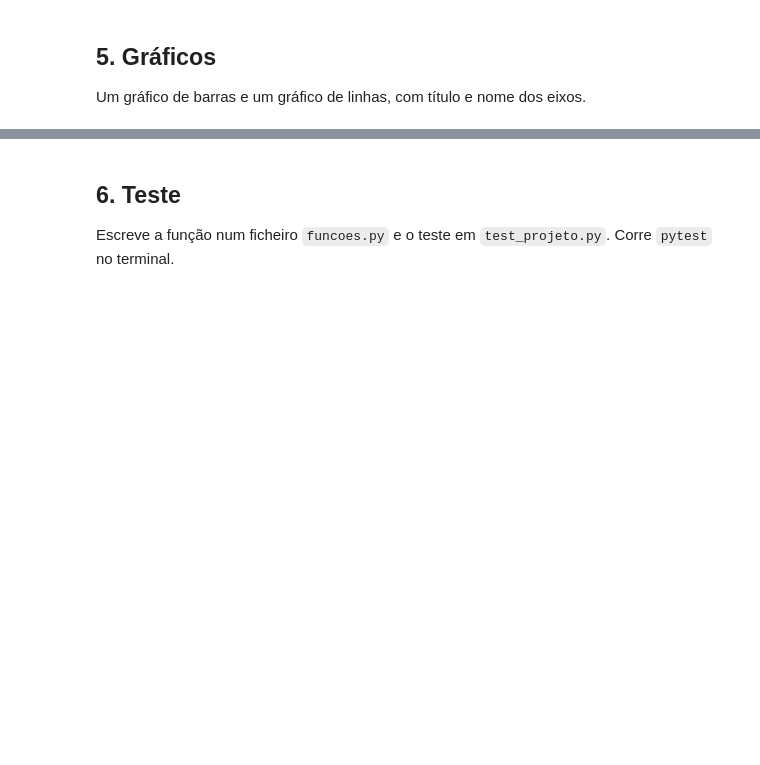
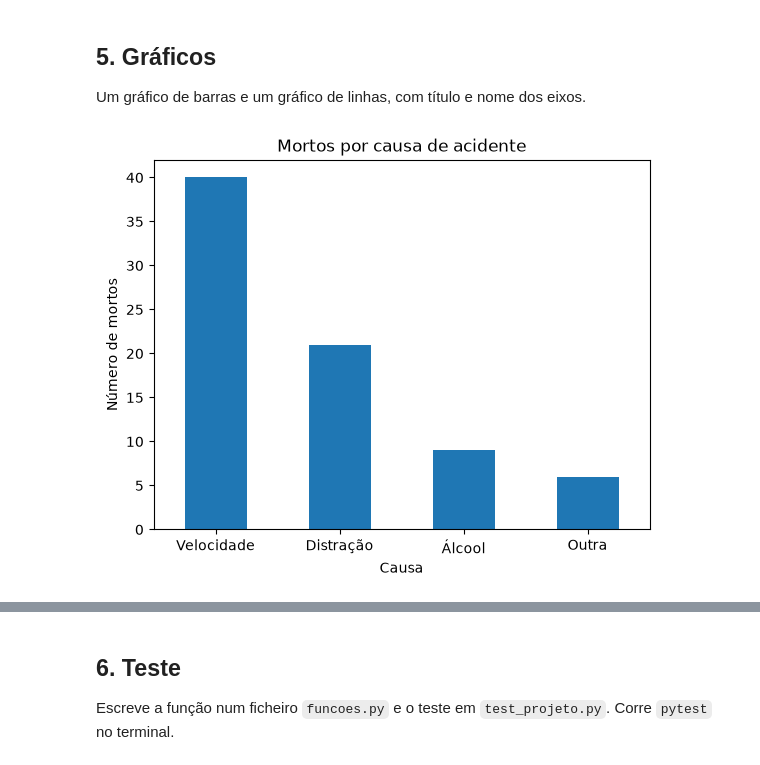
Before and after one commit to Tomasmmiguel/lp-10793, a Jupyter notebook: projeto/projeto-partida.ipynb, the cells around one changed output, grey strips where cells are left out. Saved outputs shown, nothing was run; the diff lists cells and outputs as text; code cells hidden in the pictures; blank space fills up the shorter version.

```diff
--- a/projeto/projeto-partida.ipynb
+++ b/projeto/projeto-partida.ipynb
@@ -27,0 +26,9 @@ import pandas as pd
+# %%
+import pandas as pd
+
+df = pd.read_csv("acidentes.csv")
+print(df.shape)
+
+df = df.drop_duplicates()
+df = df.dropna(subset=["feridos"])
+print(df.shape)
@@ -39,0 +55,10 @@ Agrupa com groupby e soma.
+# %%
+# Pergunta 1: que causa tem mais mortos?
+mortos_por_causa = df.groupby("causa")["mortos"].sum().sort_values(ascending=False)
+print(mortos_por_causa)
+
+# Pergunta 2: em que mês há mais acidentes?
+acidentes_por_mes = df_ano.groupby("mes")["acidentes"].sum()
+print(acidentes_por_mes)
+print("Mês com mais acidentes:", acidentes_por_mes.idxmax())
+print("Meses na tabela:", len(acidentes_por_mes))
@@ -49,0 +87,11 @@ import matplotlib.pyplot as plt
+# %%
+import matplotlib.pyplot as plt
+
+mortos_por_causa.plot(kind="bar")
+plt.title("Mortos por causa de acidente")
+plt.xlabel("Causa")
+plt.ylabel("Número de mortos")
+plt.xticks(rotation=0)
+plt.show()
+# %% [output]
+[figure, added]
```
Also changed, not shown: parts of 21 cells of this notebook, 4 other files.
